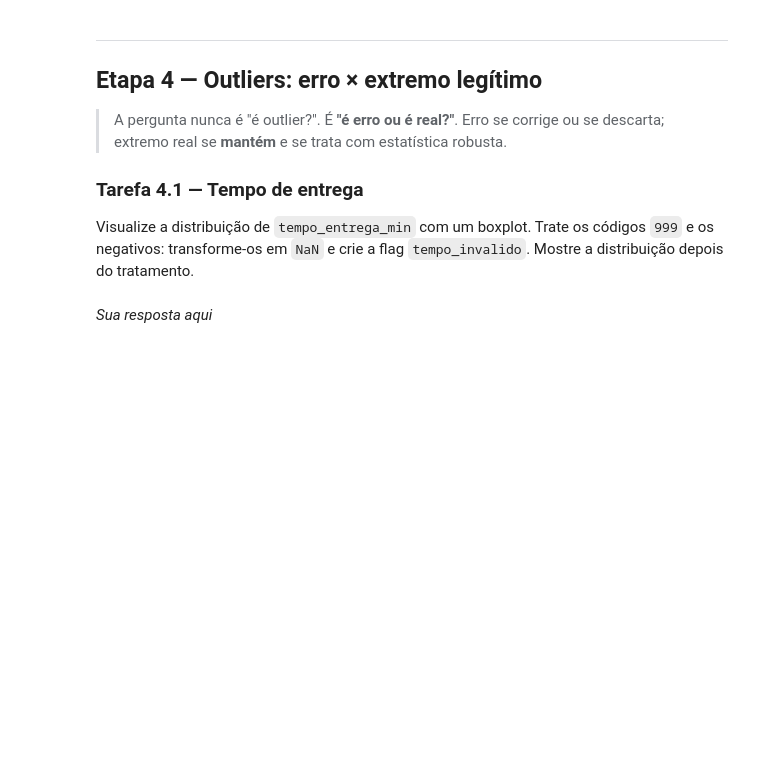
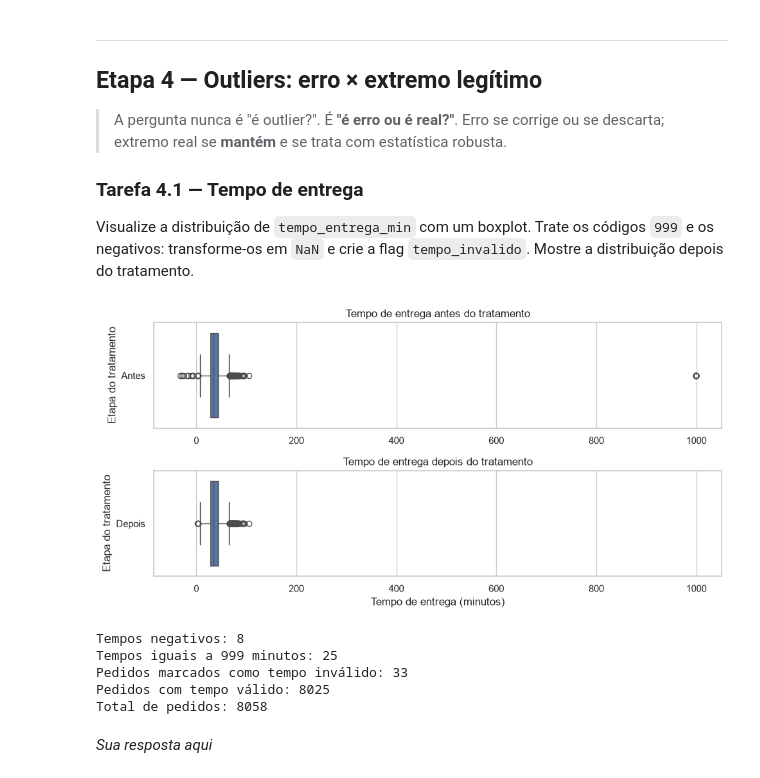
Before and after one commit to deborabaldeznilo/projeto-delivery, a Jupyter notebook: projeto_final.ipynb, the cells around one changed output. Saved outputs shown, nothing was run; the diff lists cells and outputs as text; code cells hidden in the pictures; blank space fills up the shorter version.

```diff
--- a/projeto_final.ipynb
+++ b/projeto_final.ipynb
@@ -415,3 +531,16 @@ Converta `valor_pedido` para número. Garanta que **nenhum** valor virou `NaN` n
 Converta `cupom` para booleano (`True`/`False`).
 # %%
 # Sua solução aqui
+cupom_texto = bruto["cupom"].str.strip().str.lower()
+cupom_booleano = cupom_texto.map({"sim": True, "não": False})
+
+if cupom_booleano.isna().any():
+    print(bruto.loc[cupom_booleano.isna(), "cupom"].unique())
+    raise ValueError("Confira os valores de cupom antes de atualizar df.")
+
+df["cupom"] = cupom_booleano.astype(bool)
+
+print("Tipo final:", df["cupom"].dtype)
+print(df["cupom"].value_counts(dropna=False))
+contagem_cupom = df["cupom"].value_counts(dropna=False)
+print("Total de pedidos:", contagem_cupom.sum())
@@ -446,5 +675,42 @@ print("Checkpoint da limpeza OK →", df.shape)
 Visualize a distribuição de `tempo_entrega_min` com um boxplot. Trate os códigos `999` e os negativos: transforme-os em `NaN` e crie a flag `tempo_invalido`. Mostre a distribuição depois do tratamento.
 # %%
 # Sua solução aqui
+tempo_original = bruto["tempo_entrega_min"]
+
+# Marca os tempos inválidos e substitui apenas esses valores por NaN.
+df["tempo_invalido"] = (tempo_original < 0) | (tempo_original == 999)
+df["tempo_entrega_min"] = tempo_original.mask(df["tempo_invalido"])
+
+# Usa a mesma escala horizontal nos dois gráficos.
+fig, eixos = plt.subplots(2, 1, figsize=(10, 5), sharex=True)
+
+sns.boxplot(x=tempo_original, ax=eixos[0])
+eixos[0].set_title("Tempo de entrega antes do tratamento")
+eixos[0].set_xlabel("Tempo de entrega (minutos)")
+eixos[0].set_ylabel("Etapa do tratamento")
+eixos[0].set_yticks([0], labels=["Antes"])
+eixos[0].tick_params(axis="x", labelbottom=True)
+
+sns.boxplot(x=df["tempo_entrega_min"].dropna(), ax=eixos[1])
+eixos[1].set_title("Tempo de entrega depois do tratamento")
+eixos[1].set_xlabel("Tempo de entrega (minutos)")
+eixos[1].set_ylabel("Etapa do tratamento")
+eixos[1].set_yticks([0], labels=["Depois"])
+
+plt.tight_layout()
+plt.show()
+
+print("Tempos negativos:", (tempo_original < 0).sum())
+print("Tempos iguais a 999 minutos:", (tempo_original == 999).sum())
+print("Pedidos marcados como tempo inválido:", df["tempo_invalido"].sum())
+print("Pedidos com tempo válido:", df["tempo_entrega_min"].notna().sum())
+print("Total de pedidos:", len(df))
+# %% [output]
+[figure, added]
+Tempos negativos: 8
+Tempos iguais a 999 minutos: 25
+Pedidos marcados como tempo inválido: 33
+Pedidos com tempo válido: 8025
+Total de pedidos: 8058
 # %% [markdown]
 *Sua resposta aqui*
```
Also changed, not shown: parts of 56 cells of this notebook.
